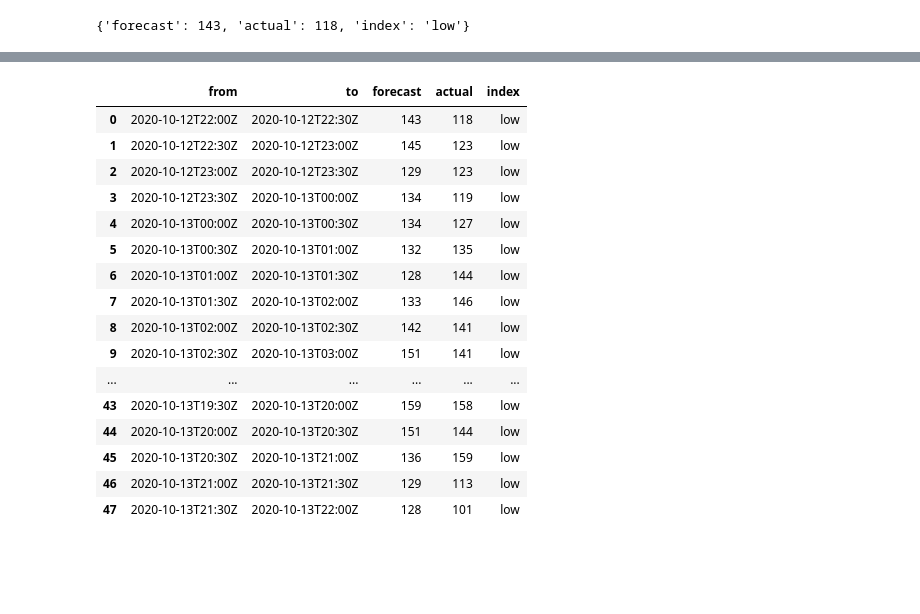
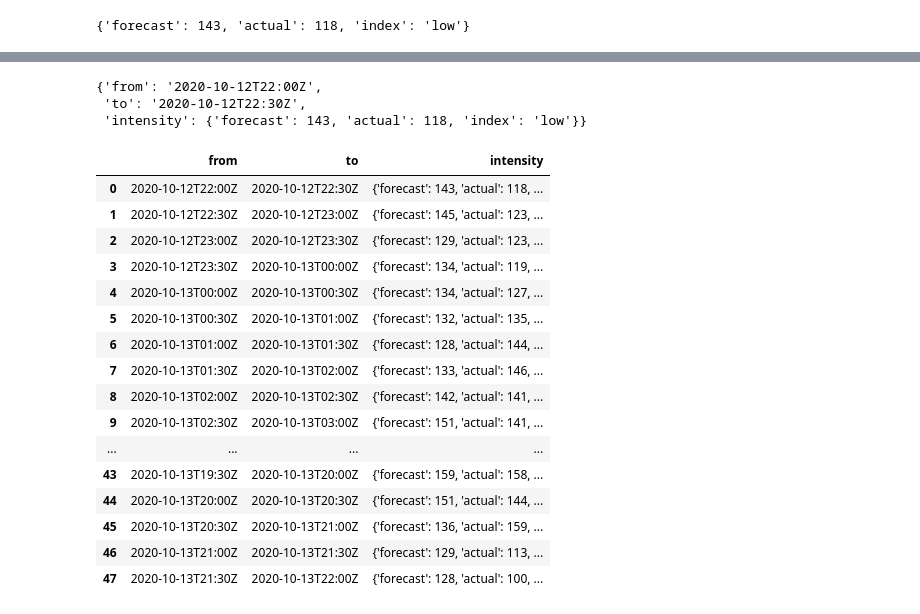
Before and after one commit to somethingabout/Data_Analysis_Python_R, a Jupyter notebook: Lecture_4/Lecture 4.ipynb, the cells around one changed output, grey strips where cells are left out. Saved outputs shown, nothing was run; the diff lists cells and outputs as text; code cells hidden in the pictures; blank space fills up the shorter version.

```diff
--- a/Lecture_4/Lecture 4.ipynb
+++ b/Lecture_4/Lecture 4.ipynb
@@ -765,33 +620,39 @@ carbon_data
+# %%
+res_json['data'][0]
+# %% [output]
+{'from': '2020-10-12T22:00Z',
+ 'to': '2020-10-12T22:30Z',
+ 'intensity': {'forecast': 143, 'actual': 118, 'index': 'low'}}
 # %%
 #but, what about the index?  Let's get that too.
 carbon = []
 for i in range(0,len(res_json['data'])):
     carbon.append(res_json['data'][i])
-carbon_dates = pd.DataFrame(carbon).drop('intensity',1)
+carbon_dates = pd.DataFrame(carbon).drop('intensity',axis = 1)
 carbon_dates
+# %% [output]
+|  | from | to | intensity |
+| 0 | 2020-10-12T22:00Z | 2020-10-12T22:30Z | {'forecast': 143, 'actual': 118, ... |
+| 1 | 2020-10-12T22:30Z | 2020-10-12T23:00Z | {'forecast': 145, 'actual': 123, ... |
+| 2 | 2020-10-12T23:00Z | 2020-10-12T23:30Z | {'forecast': 129, 'actual': 123, ... |
+| 3 | 2020-10-12T23:30Z | 2020-10-13T00:00Z | {'forecast': 134, 'actual': 119, ... |
+| 4 | 2020-10-13T00:00Z | 2020-10-13T00:30Z | {'forecast': 134, 'actual': 127, ... |
+| 5 | 2020-10-13T00:30Z | 2020-10-13T01:00Z | {'forecast': 132, 'actual': 135, ... |
+| 6 | 2020-10-13T01:00Z | 2020-10-13T01:30Z | {'forecast': 128, 'actual': 144, ... |
+| 7 | 2020-10-13T01:30Z | 2020-10-13T02:00Z | {'forecast': 133, 'actual': 146, ... |
+| 8 | 2020-10-13T02:00Z | 2020-10-13T02:30Z | {'forecast': 142, 'actual': 141, ... |
+| 9 | 2020-10-13T02:30Z | 2020-10-13T03:00Z | {'forecast': 151, 'actual': 141, ... |
+| ... | ... | ... | ... |
+| 43 | 2020-10-13T19:30Z | 2020-10-13T20:00Z | {'forecast': 159, 'actual': 158, ... |
+| 44 | 2020-10-13T20:00Z | 2020-10-13T20:30Z | {'forecast': 151, 'actual': 144, ... |
+| 45 | 2020-10-13T20:30Z | 2020-10-13T21:00Z | {'forecast': 136, 'actual': 159, ... |
+| 46 | 2020-10-13T21:00Z | 2020-10-13T21:30Z | {'forecast': 129, 'actual': 113, ... |
+| 47 | 2020-10-13T21:30Z | 2020-10-13T22:00Z | {'forecast': 128, 'actual': 100, ... |
 # %%
 #Let's bring it all together
 pd.merge(carbon_dates,carbon_data, left_index=True, right_index=True, how='left')
 
 #voi-la from json to dataframe
-# %% [output]
-|  | from | to | forecast | actual | index |
-| 0 | 2020-10-12T22:00Z | 2020-10-12T22:30Z | 143 | 118 | low |
-| 1 | 2020-10-12T22:30Z | 2020-10-12T23:00Z | 145 | 123 | low |
-| 2 | 2020-10-12T23:00Z | 2020-10-12T23:30Z | 129 | 123 | low |
-| 3 | 2020-10-12T23:30Z | 2020-10-13T00:00Z | 134 | 119 | low |
-| 4 | 2020-10-13T00:00Z | 2020-10-13T00:30Z | 134 | 127 | low |
-| 5 | 2020-10-13T00:30Z | 2020-10-13T01:00Z | 132 | 135 | low |
-| 6 | 2020-10-13T01:00Z | 2020-10-13T01:30Z | 128 | 144 | low |
-| 7 | 2020-10-13T01:30Z | 2020-10-13T02:00Z | 133 | 146 | low |
-| 8 | 2020-10-13T02:00Z | 2020-10-13T02:30Z | 142 | 141 | low |
-| 9 | 2020-10-13T02:30Z | 2020-10-13T03:00Z | 151 | 141 | low |
-| ... | ... | ... | ... | ... | ... |
-| 43 | 2020-10-13T19:30Z | 2020-10-13T20:00Z | 159 | 158 | low |
-| 44 | 2020-10-13T20:00Z | 2020-10-13T20:30Z | 151 | 144 | low |
-| 45 | 2020-10-13T20:30Z | 2020-10-13T21:00Z | 136 | 159 | low |
-| 46 | 2020-10-13T21:00Z | 2020-10-13T21:30Z | 129 | 113 | low |
-| 47 | 2020-10-13T21:30Z | 2020-10-13T22:00Z | 128 | 101 | low |
 # %%
 ## COMPANIES HOUSE (UK registrar of companies)
 # Register for an api key here: https://developer.companieshouse.gov.uk/developer/signin
```
Also changed, not shown: parts of 20 cells of this notebook, 6 other files.
